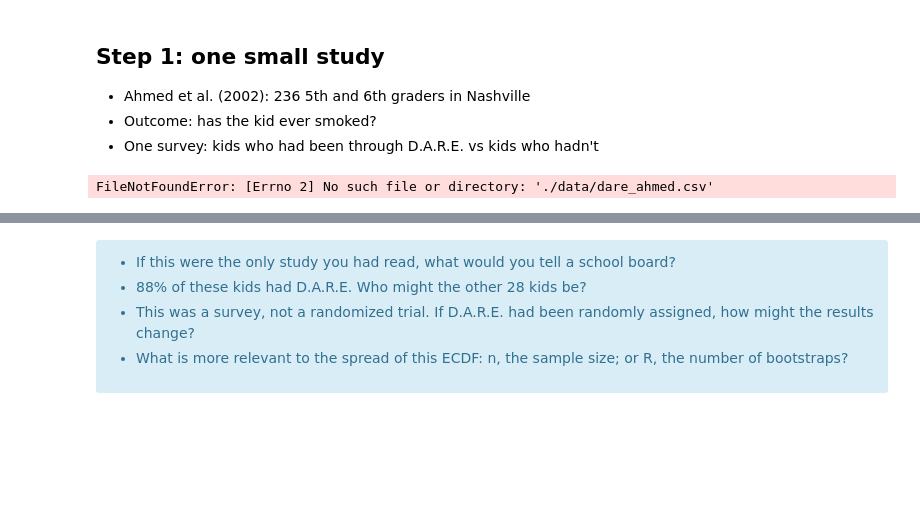
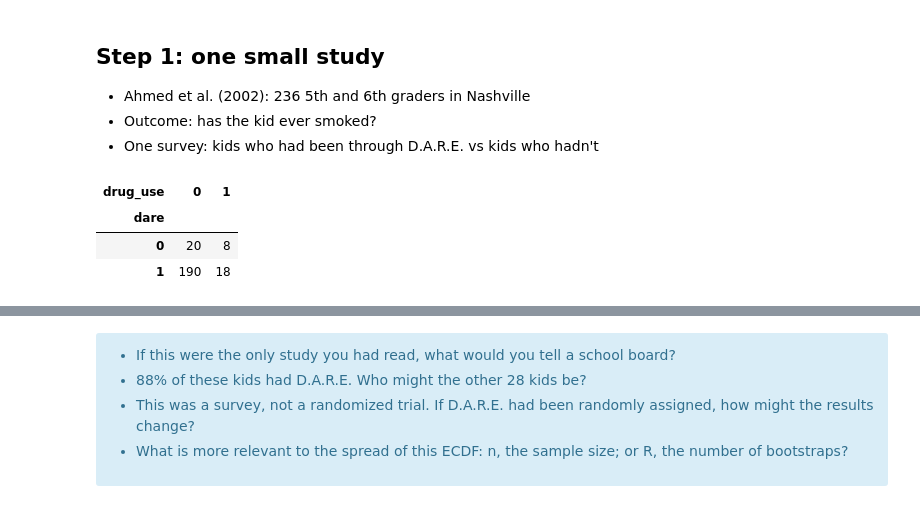
Before and after one commit to lchop14/UU_F26_templates, a Jupyter notebook: Week06/Thursday_lab/Thursday_AB_testing_bridge.ipynb, the cells around one changed output, grey strips where cells are left out. Saved outputs shown, nothing was run; the diff lists cells and outputs as text; code cells hidden in the pictures; blank space fills up the shorter version.

```diff
--- a/Week06/Thursday_lab/Thursday_AB_testing_bridge.ipynb
+++ b/Week06/Thursday_lab/Thursday_AB_testing_bridge.ipynb
@@ -48,10 +48,13 @@ def bootstrap(df, treat='dare', y='drug_use', R=1000):
 - Outcome: has the kid ever smoked?
 - One survey: kids who had been through D.A.R.E. vs kids who hadn't
 # %%
-ahmed = pd.read_csv('./data/dare_ahmed.csv')
+ahmed = pd.read_csv('../data/dare_ahmed.csv')
 pd.crosstab(ahmed['dare'], ahmed['drug_use'])
 # %% [output]
-FileNotFoundError: [Errno 2] No such file or directory: './data/dare_ahmed.csv'
+| drug_use | 0 | 1 |
+| dare |  |  |
+| 0 | 20 | 8 |
+| 1 | 190 | 18 |
 # %%
 fx_ahmed = bootstrap(ahmed, R=1000)
 print('ATE:', ate(ahmed))
```
Also changed, not shown: parts of 9 cells of this notebook.
